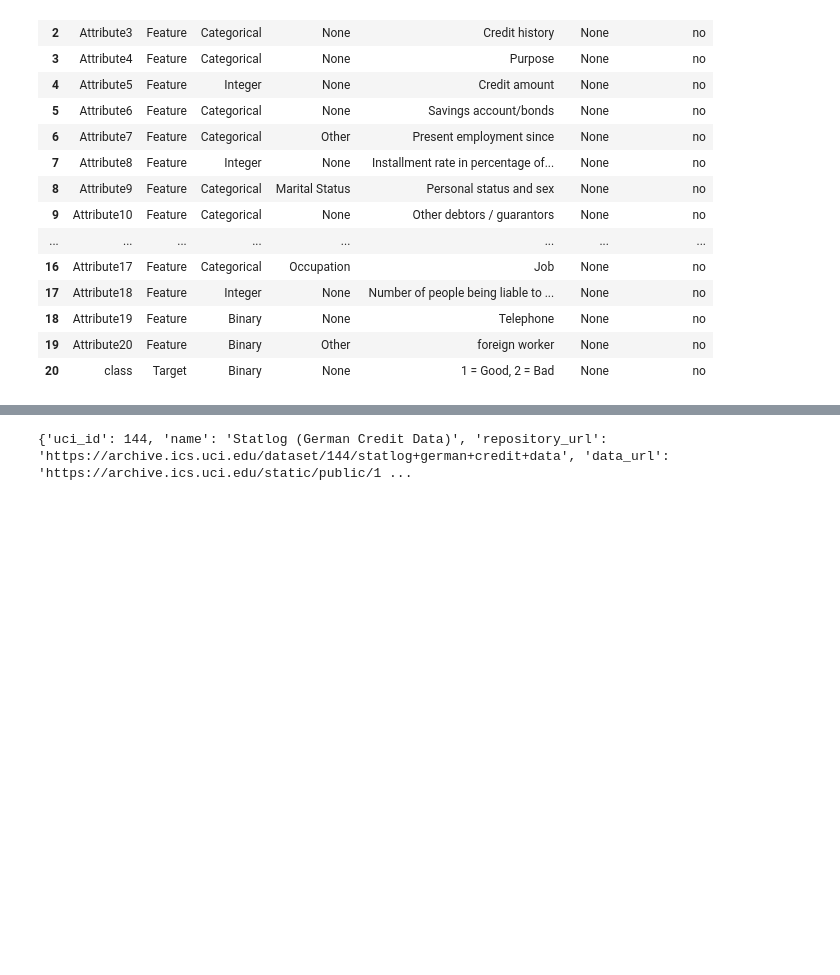
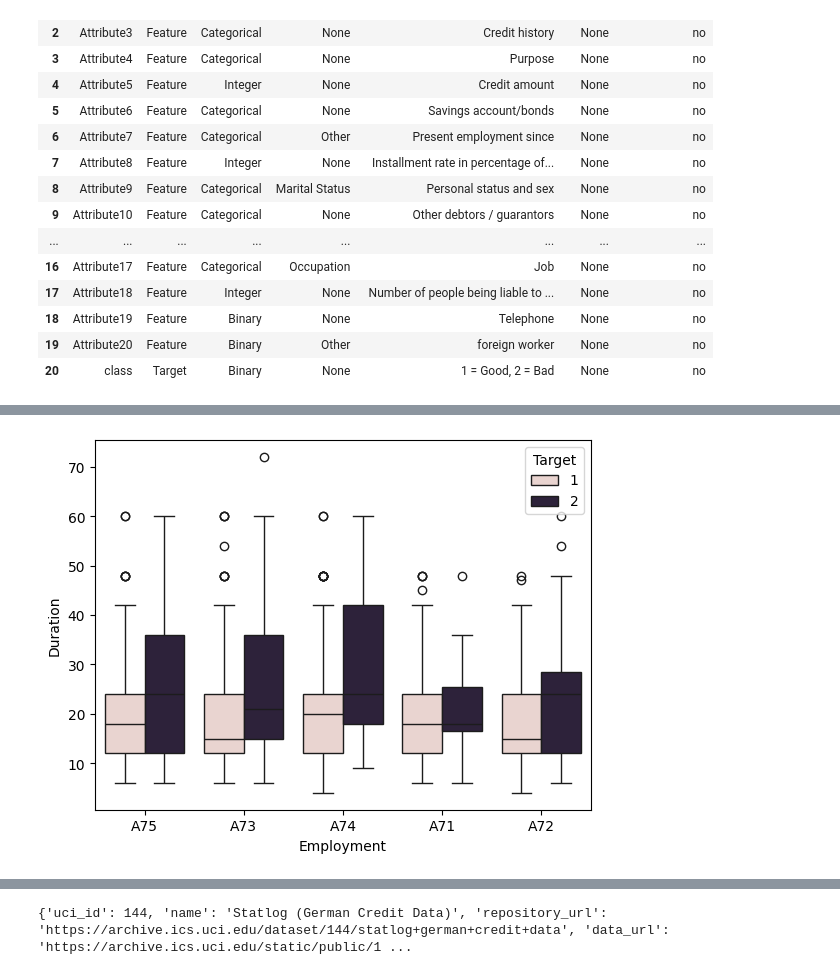
Before and after one commit to maylonleoncio/Credit-Risk, a Jupyter notebook: analysis_risk.ipynb, the cells around one changed output, grey strips where cells are left out. Drawn from its saved outputs; the diff is of its cells as text; code cells hidden in the pictures; blank space fills up the shorter version.

```diff
--- a/analysis_risk.ipynb
+++ b/analysis_risk.ipynb
@@ -98,0 +129,5 @@ statlog_german_credit_data.data.features
+# %%
+sns.boxplot(x='Employment', y='Duration', hue='Target', data=credit)
+plt.show()
+# %% [output]
+[figure, added]
```
Also changed, not shown: parts of 7 cells of this notebook.
